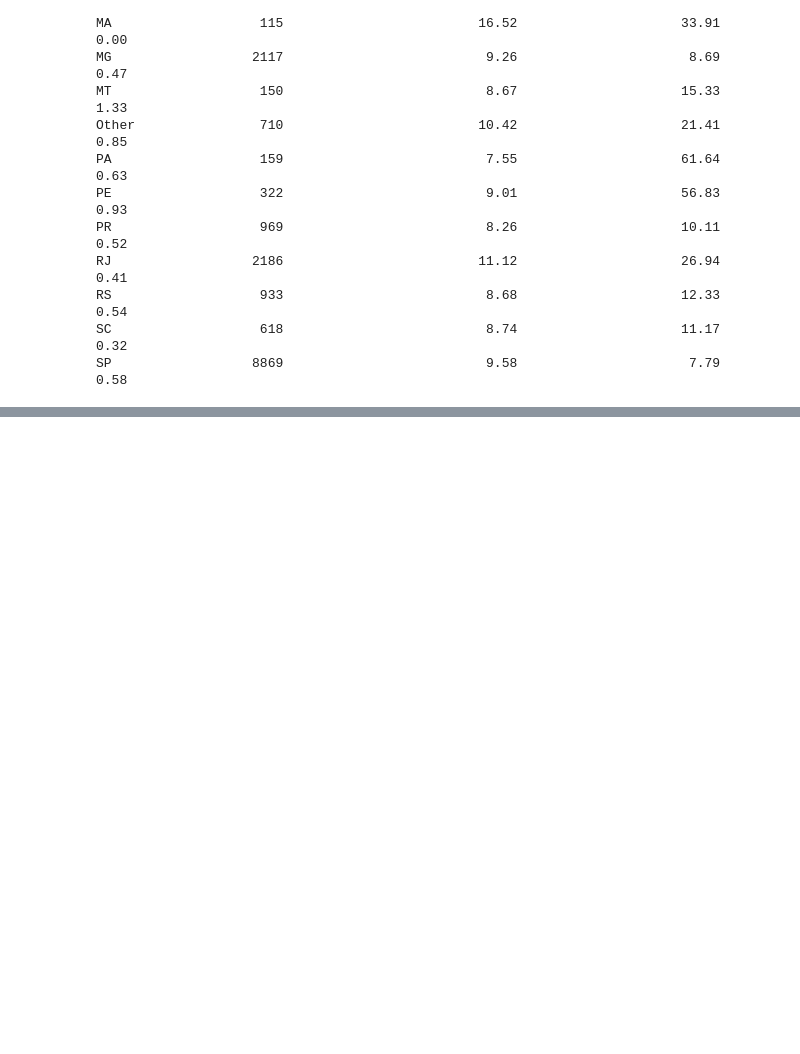
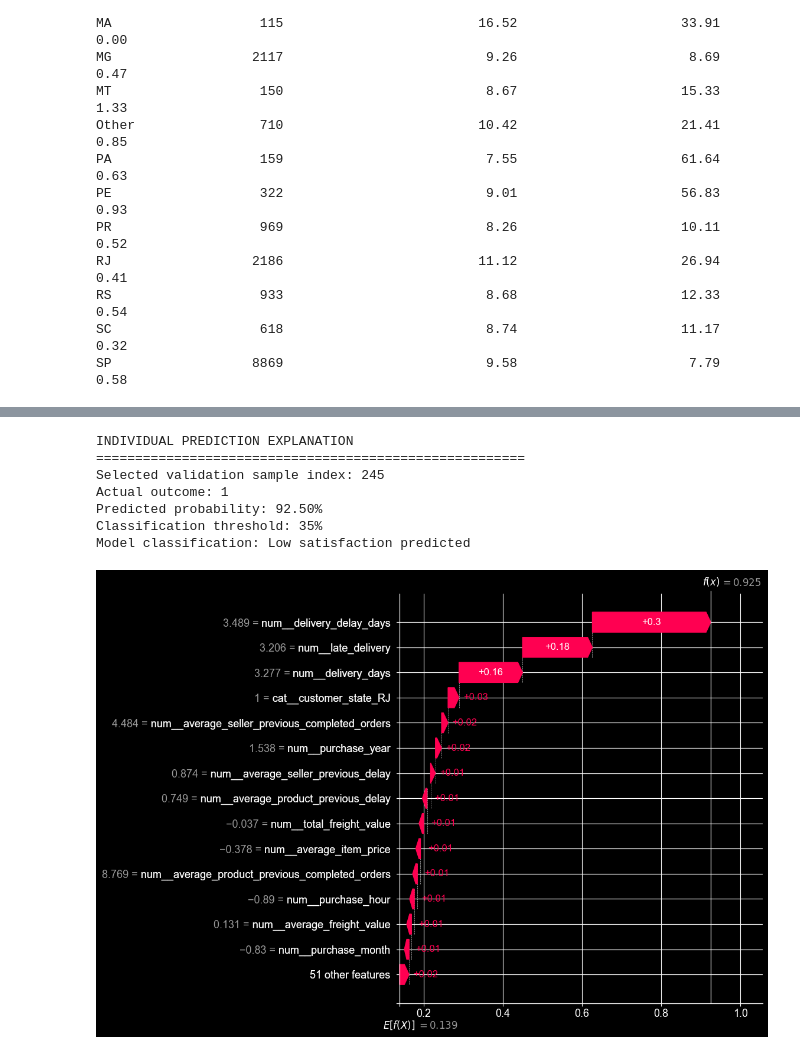
Before and after one commit to Opeheh1/olist-customer-segmentation, a Jupyter notebook: notebooks/model_development.ipynb, the cells around one changed output, grey strips where cells are left out. Drawn from its saved outputs; the diff is of its cells as text; code cells hidden in the pictures; blank space fills up the shorter version.

```diff
--- a/notebooks/model_development.ipynb
+++ b/notebooks/model_development.ipynb
@@ -7420,0 +8897,17 @@ SP                  8869                          9.58                      7.79
+# %%
+# Create a SHAP TreeExplainer for the selected Random Forest model
+shap_explainer = shap.TreeExplainer(baseline_rf)
+
+# Calculate SHAP values for the validation sample
+shap_values = shap_explainer.shap_values(X_shap_sample)
+
+# Display the SHAP output structure
+print("SHAP calculation completed.")
+print("SHAP output type:", type(shap_values))
+
+if isinstance(shap_values, list):
+    print("Number of output classes:", len(shap_values))
+    print("Class 0 SHAP shape:", shap_values[0].shape)
+    print("Class 1 SHAP shape:", shap_values[1].shape)
+else:
+    print("SHAP array shape:", shap_values.shape)
@@ -7420,0 +8977,56 @@ SP                  8869                          9.58                      7.79
+# %%
+# Identify actual low-satisfaction orders in the SHAP validation sample
+actual_low_indices = np.where(
+    y_val.iloc[:300].to_numpy() == 1
+)[0]
+
+# Calculate predicted probabilities for the validation sample
+sample_probabilities = baseline_rf.predict_proba(
+    X_val_processed[:300]
+)[:, 1]
+
+# Select the actual low-satisfaction order with the highest predicted probability
+selected_idx = actual_low_indices[
+    np.argmax(sample_probabilities[actual_low_indices])
+]
+
+# Extract the selected order's predicted probability and actual outcome
+selected_probability = sample_probabilities[selected_idx]
+selected_actual = y_val.iloc[selected_idx]
+selected_prediction = int(selected_probability >= 0.35)
+
+# Prepare the SHAP explanation for this individual prediction
+shap_explanation = shap.Explanation(
+    values=shap_values_low[selected_idx],
+    base_values=shap_explainer.expected_value[1],
+    data=X_shap_sample[selected_idx],
+    feature_names=shap_feature_names
+)
+
+print("INDIVIDUAL PREDICTION EXPLANATION")
+print("=" * 55)
+print("Selected validation sample index:", selected_idx)
+print("Actual outcome:", selected_actual)
+print(f"Predicted probability: {selected_probability:.2%}")
+print("Classification threshold: 35%")
+print(
+    "Model classification:",
+    "Low satisfaction predicted"
+    if selected_prediction == 1
+    else "Low satisfaction not predicted"
+)
+
+# Display the individual SHAP waterfall plot
+shap.plots.waterfall(
+    shap_explanation,
+    max_display=15
+)
+# %% [output]
+INDIVIDUAL PREDICTION EXPLANATION
+=======================================================
+Selected validation sample index: 245
+Actual outcome: 1
+Predicted probability: 92.50%
+Classification threshold: 35%
+Model classification: Low satisfaction predicted
+[figure, added]
```
Also changed, not shown: parts of 28 cells of this notebook, 10 other files.
